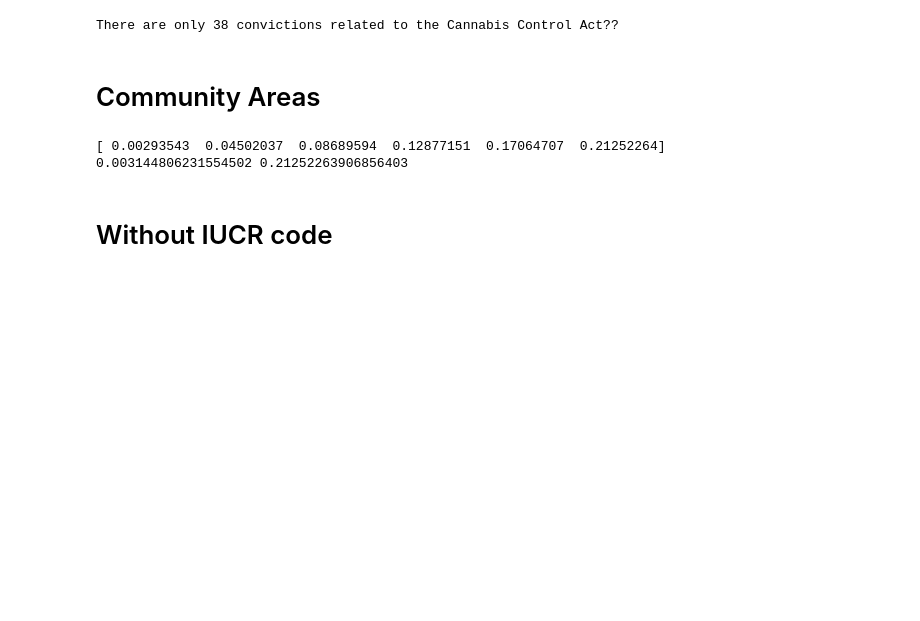
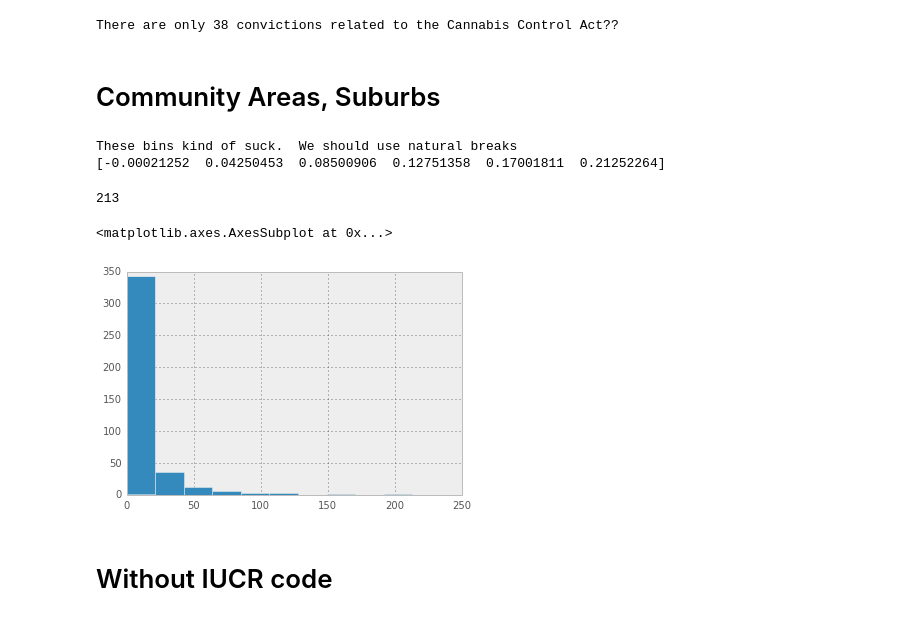
Before and after one commit to sc3/cook-convictions-data, a Jupyter notebook: convictions.ipynb, the cells around one changed output. Saved outputs shown, nothing was run; the diff lists cells and outputs as text; code cells hidden in the pictures; blank space fills up the shorter version.

```diff
--- a/convictions.ipynb
+++ b/convictions.ipynb
@@ -433,7 +442,7 @@ print("There are only {} convictions related to the Cannabis Control Act??".form
 # %% [output]
 There are only 38 convictions related to the Cannabis Control Act??
 # %% [markdown]
-# Community Areas
+# Community Areas, Suburbs
 # %%
 from pprint import pprint
 import numpy as np
@@ -443,16 +452,55 @@ cas = CommunityArea.objects.all()
 # We can add custom annotations that aggregate conviction counts to community area.
 cas = cas.with_conviction_annotations()
 
-# Let's get the range of per-capita convictions to help pick colors for our coropleth
-convictions_per_capita = [ca.convictions_per_capita for ca in cas.order_by('convictions_per_capita')]
+suburbs = CensusPlace.objects.chicago_suburbs().with_conviction_annotations()
+
+ca_convictions_per_capita = [ca.convictions_per_capita for ca in cas.order_by('convictions_per_capita')]
+suburbs_convictions_per_capita = [suburb.convictions_per_capita for suburb in suburbs.order_by('convictions_per_capita')]
+convictions_per_capita = ca_convictions_per_capita + suburbs_convictions_per_capita
+
 num_bins = 5
+# qcut, doesn't work very well because, making equal sized bins for both the suburbs and chicago, it
+# it has way more bins for low conviction rates
+#out, bins = pd.qcut(convictions_per_capita, num_bins, retbins=True)
+
 out, bins = pd.cut(convictions_per_capita, num_bins, retbins=True)
 
+print("These bins kind of suck.  We should use natural breaks")
 print(bins)
-print(convictions_per_capita[0], convictions_per_capita[-1])
 # %% [output]
-[ 0.00293543  0.04502037  0.08689594  0.12877151  0.17064707  0.21252264]
-0.003144806231554502 0.21252263906856403
+These bins kind of suck.  We should use natural breaks
+[-0.00021252  0.04250453  0.08500906  0.12751358  0.17001811  0.21252264]
+# %%
+import math
+import numpy as np
+import pandas as pd
+
+%matplotlib inline
+
+# Let's make a histogram to see if we can manually identify natural breaks
+
+# First, let's convert to cleaner numbers and make a frequency map
+
+#cpt_map = {}
+#for cpc in convictions_per_capita:
+#    convictions_per_thousand = round(cpc * 1000)
+#    try:
+#        cpt_map[convictions_per_thousand] += 1
+#    except KeyError:
+#        cpt_map[convictions_per_thousand] = 1
+
+#pd.options.display.mpl_style = 'default'
+#df = pd.DataFrame(cpt_map, index=cpt_map.keys())
+#df.plot(kind='bar')
+
+convictions_per_thousand = [round(cpc * 1000) for cpc in convictions_per_capita]
+print(max(convictions_per_thousand))
+s = pd.Series(convictions_per_thousand)
+s.hist()
+# %% [output]
+213
+<matplotlib.axes.AxesSubplot at 0x...>
+[figure, added]
 # %% [markdown]
 # Without IUCR code
 # %%
```
Also changed, not shown: parts of 7 cells of this notebook.
